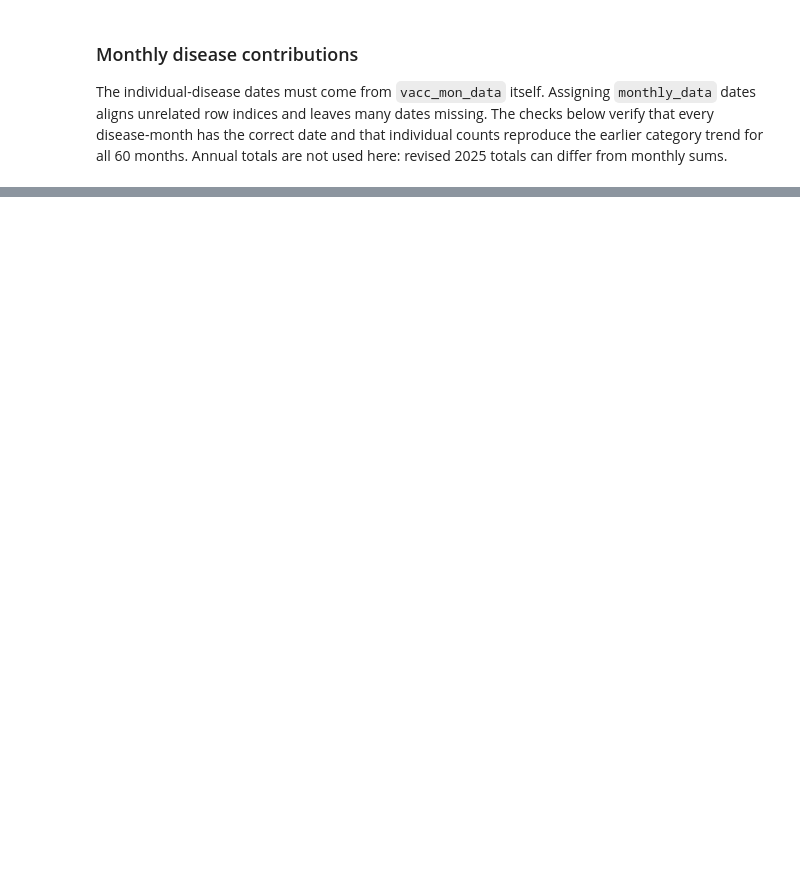
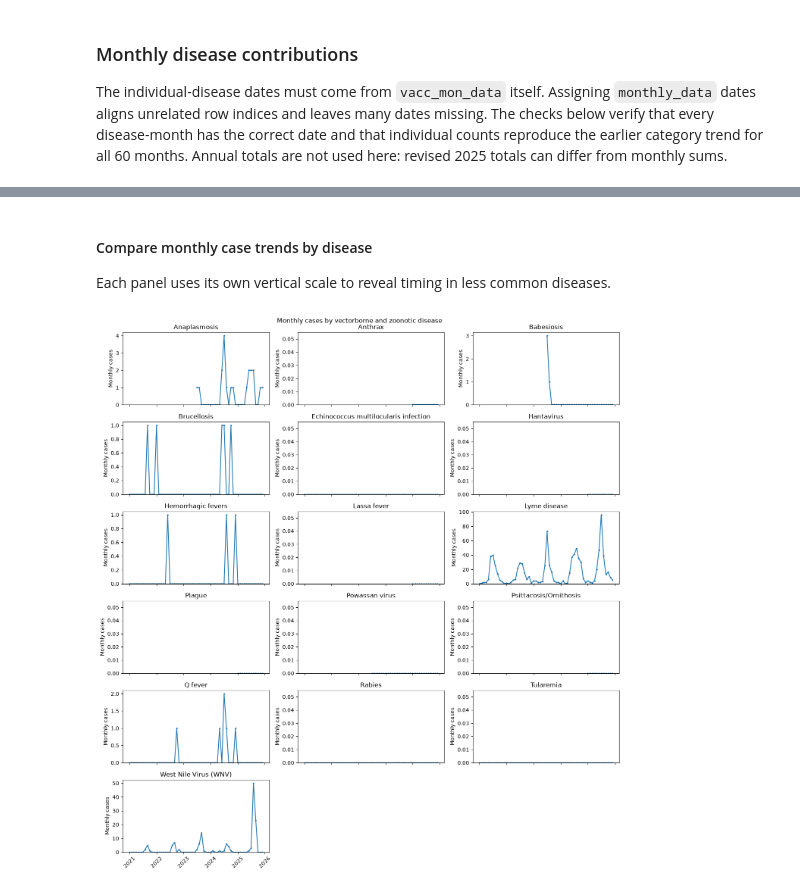
Before and after one commit to CampbelSoup/Donaldson, a Jupyter notebook: scripts/03-eda.ipynb, the cells around one changed output, grey strips where cells are left out. Drawn from its saved outputs; the diff is of its cells as text; code cells hidden in the pictures; blank space fills up the shorter version.

Commit message:
Updated the EDA to investigate the monthly trends for enteric disease and the zoonotic disease

```diff
--- a/scripts/03-eda.ipynb
+++ b/scripts/03-eda.ipynb
@@ -167,0 +234,15 @@ plt.close(fig)
+# %%
+vector_data = data.loc[
+    data["Disease Category"] == "Vectorborne and Zoonotic Diseases"
+].copy()
+vector_monthly = vector_data.melt(
+    id_vars=["Disease", "Year"], value_vars=months,
+    var_name="Month", value_name="Cases"
+)
+vector_monthly["Date"] = pd.to_datetime(
+    vector_monthly["Year"].astype(str) + " " + vector_monthly["Month"],
+    format="%Y %B"
+)
+vector_monthly = vector_monthly.sort_values(["Disease", "Date"])
+assert not vector_monthly.duplicated(["Disease", "Date"]).any()
+vector_monthly.head()
@@ -167,0 +256,24 @@ plt.close(fig)
+# %% [markdown]
+#### Compare monthly case trends by disease
+
+Each panel uses its own vertical scale to reveal timing in less common diseases.
+# %%
+dates = pd.date_range("2021-01-01", "2025-12-01", freq="MS")
+vector_names = sorted(vector_data["Disease"].unique())
+fig, axes = plt.subplots((len(vector_names) + 2) // 3, 3, figsize=(14, 15), sharex=True)
+for ax, disease in zip(axes.flat, vector_names):
+    series = vector_monthly.loc[vector_monthly["Disease"] == disease].set_index("Date")["Cases"]
+    # Reindexing preserves gaps for years when a disease was not listed.
+    series = series.reindex(dates)
+    ax.plot(series.index, series, marker="o", markersize=2)
+    ax.set(title=disease, ylabel="Monthly cases")
+    ax.set_ylim(bottom=0)
+    ax.tick_params(axis="x", rotation=45)
+for ax in list(axes.flat)[len(vector_names):]:
+    ax.set_visible(False)
+fig.suptitle("Monthly cases by vectorborne and zoonotic disease")
+fig.tight_layout()
+plt.show()
+plt.close(fig)
+# %% [output]
+[figure, added]
```
Also changed, not shown: parts of 45 cells of this notebook.
